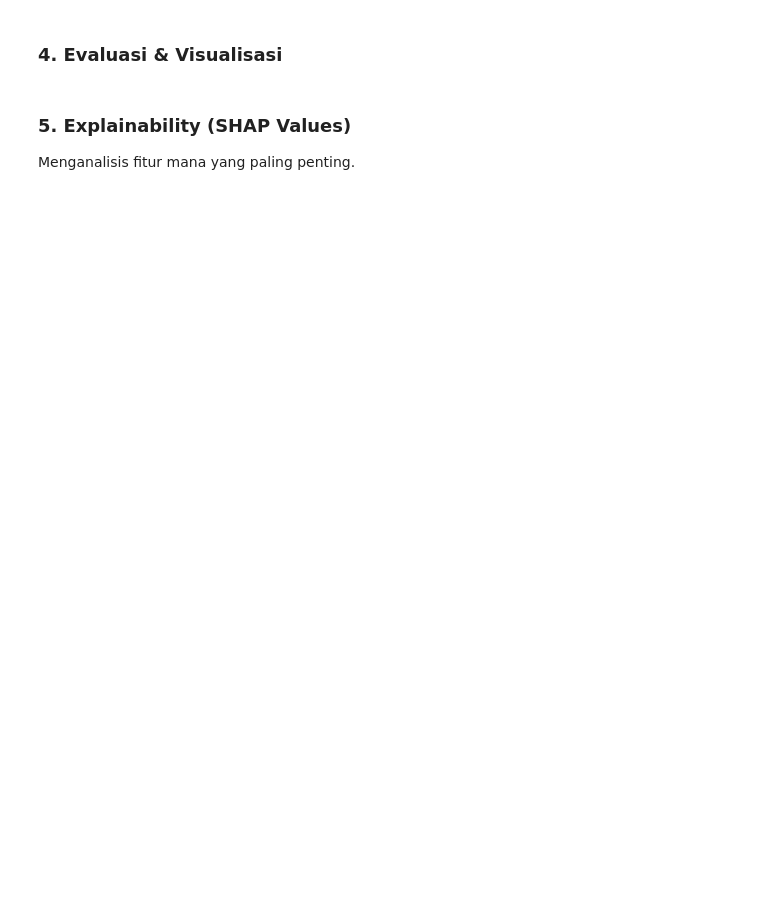
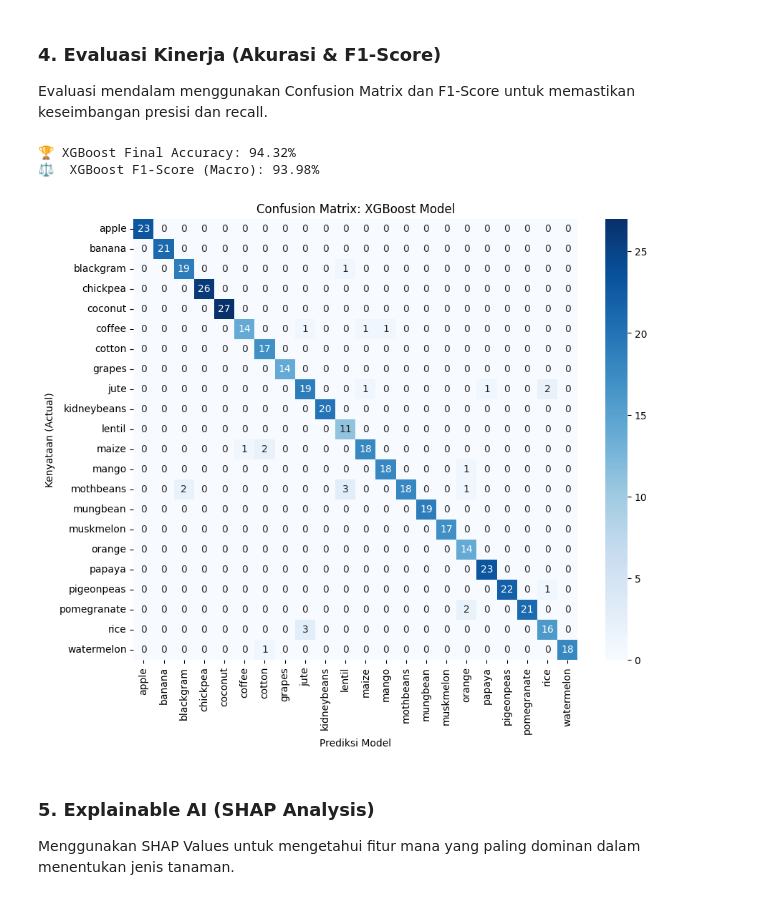
Before and after one commit to SuryaAfriza/AgriSmart-Crop-Recommendation, a Jupyter notebook: Explorasi_Data.ipynb, the cells around one changed output. Drawn from its saved outputs; the diff is of its cells as text; code cells hidden in the pictures; blank space fills up the shorter version.

Commit message:
Update notebook generator: Add XGBoost, F1-Score, and SHAP analysis

```diff
--- a/Explorasi_Data.ipynb
+++ b/Explorasi_Data.ipynb
@@ -30,6 +39,6 @@ Kita menambahkan sedikit noise untuk mensimulasikan data sensor riil dan mencega
 # %%
 def add_noise(df, noise_level=0.05):
-    """Simulasi data sensor riil dengan menambahkan noise agar akurasi realistis"""
+    """Menambahkan noise random ke fitur numerik"""
     numeric_cols = df.select_dtypes(include=[np.number]).columns
     df_noisy = df.copy()
     for col in numeric_cols:
@@ -37,18 +46,18 @@ def add_noise(df, noise_level=0.05):
         df_noisy[col] = df[col] + noise
     return df_noisy
 
-print("⏳ Sedang memproses data...")
-# Tambahkan noise agar akurasi turun dikit ke level realistis (misal ~98%)
+# Implementasi Noise 15%
 df_noisy = add_noise(df, noise_level=0.15)
+print("✅ Gaussian Noise 15% berhasil ditambahkan.")
 
 X = df_noisy.drop('label', axis=1)
 y = df_noisy['label']
-feature_names = X.columns.tolist() # Simpan nama fitur untuk plot nanti
+feature_names = X.columns.tolist()
 
 # Split Data 80:20
 X_train, X_test, y_train, y_test = train_test_split(X, y, test_size=0.2, random_state=42)
 
-# Scaling
+# Normalisasi (MinMax Scaling)
 scaler = MinMaxScaler()
 X_train_scaled = scaler.fit_transform(X_train)
 X_test_scaled = scaler.transform(X_test)
@@ -79,19 +97,28 @@ print(f"Akurasi XGBoost: {accuracy_score(y_test_enc, y_pred_xgb)*100:.2f}%")
-# %% [markdown]
-### 4. Evaluasi & Visualisasi
+# %% [markdown]
+### 4. Evaluasi Kinerja (Akurasi & F1-Score)
+Evaluasi mendalam menggunakan Confusion Matrix dan F1-Score untuk memastikan keseimbangan presisi dan recall.
 # %%
-print("📊 Menghasilkan Metrik Evaluasi & Grafik...")
 y_pred_label = le.inverse_transform(y_pred_xgb)
 
-# Confusion Matrix
+# Hitung F1 Score Macro
+f1 = f1_score(y_test, y_pred_label, average='macro')
+print(f"🏆 XGBoost Final Accuracy: {acc_xgb*100:.2f}%")
+print(f"⚖️  XGBoost F1-Score (Macro): {f1*100:.2f}%")
+
+# Visualisasi Confusion Matrix
 cm = confusion_matrix(y_test, y_pred_label)
-plt.figure(figsize=(12, 8))
+plt.figure(figsize=(10, 8))
 sns.heatmap(cm, annot=True, fmt='d', cmap='Blues', xticklabels=le.classes_, yticklabels=le.classes_)
-plt.title('Confusion Matrix (XGBoost)')
+plt.title('Confusion Matrix: XGBoost Model')
+plt.ylabel('Kenyataan (Actual)')
+plt.xlabel('Prediksi Model')
 plt.xticks(rotation=90)
-plt.yticks(rotation=0)
-plt.tight_layout()
 plt.show()
+# %% [output]
+🏆 XGBoost Final Accuracy: 94.32%
+⚖️  XGBoost F1-Score (Macro): 93.98%
+[figure, added]
 # %% [markdown]
-### 5. Explainability (SHAP Values)
-Menganalisis fitur mana yang paling penting.
+### 5. Explainable AI (SHAP Analysis)
+Menggunakan SHAP Values untuk mengetahui fitur mana yang paling dominan dalam menentukan jenis tanaman.
 # %%
```
Also changed, not shown: parts of 12 cells of this notebook, 1 other file.
